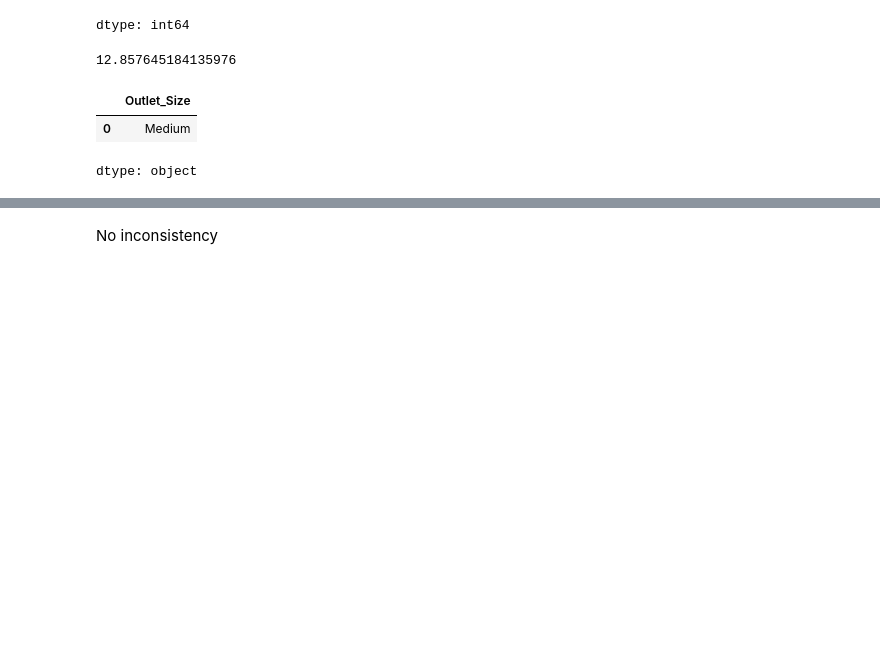
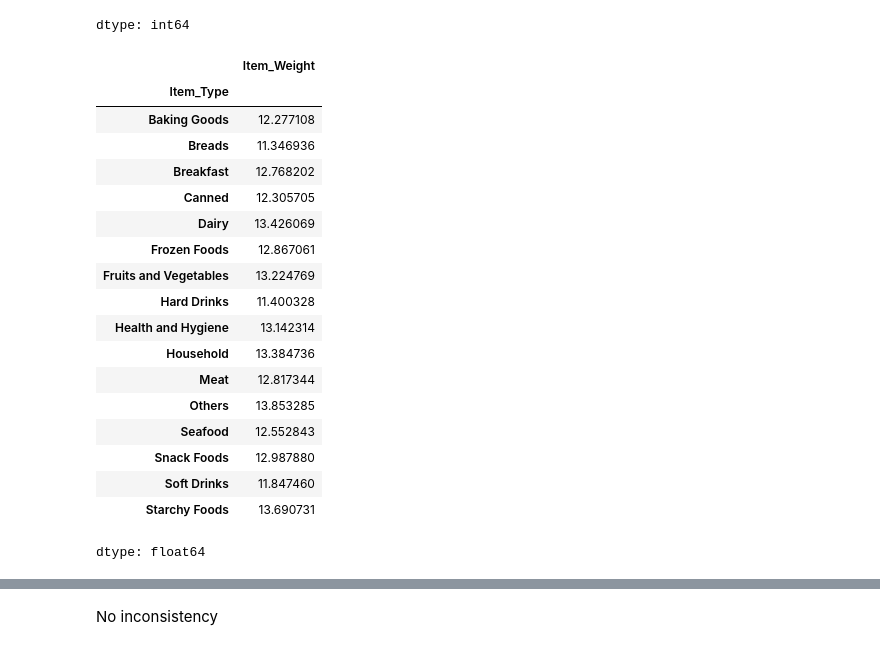
Before and after one commit to dalalyassin/Prediction-of-Product-Sales, a Jupyter notebook: Data_Cleaning.ipynb, the cells around one changed output, grey strips where cells are left out. Saved outputs shown, nothing was run; the diff lists cells and outputs as text; code cells hidden in the pictures; blank space fills up the shorter version.

```diff
--- a/Data_Cleaning.ipynb
+++ b/Data_Cleaning.ipynb
@@ -83,15 +83,25 @@ null_sums
 | Item_Outlet_Sales | 0 |
 dtype: int64
 # %%
-item=df['Item_Weight'].mean()
+item=df.groupby('Item_Type')['Item_Weight'].mean()
 item
 # %% [output]
+|  | Item_Weight |
+| Item_Type |  |
+| Baking Goods | 12.277108 |
+| Breads | 11.346936 |
+| Breakfast | 12.768202 |
+| Canned | 12.305705 |
+| Dairy | 13.426069 |
+| Frozen Foods | 12.867061 |
+| Fruits and Vegetables | 13.224769 |
+| Hard Drinks | 11.400328 |
+| Health and Hygiene | 13.142314 |
+| Household | 13.384736 |
+| Meat | 12.817344 |
+| Others | 13.853285 |
+| Seafood | 12.552843 |
+| Snack Foods | 12.987880 |
+| Soft Drinks | 11.847460 |
+| Starchy Foods | 13.690731 |
-12.857645184135976
+dtype: float64
-# %%
-size=df['Outlet_Size'].mode()
-#iloc[0] if we have more than one mode and need to choose one
-size
-# %% [output]
-|  | Outlet_Size |
-| 0 | Medium |
-dtype: object
```
Also changed, not shown: parts of 6 cells of this notebook.
